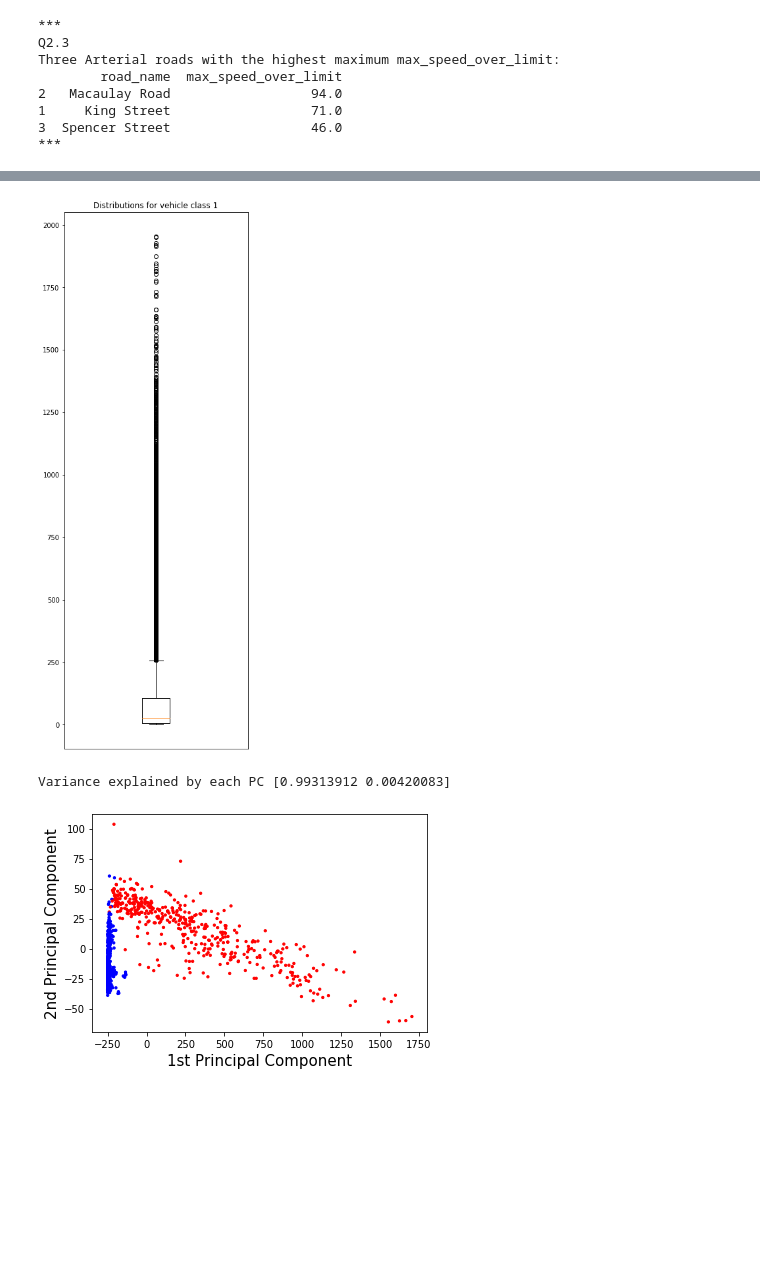
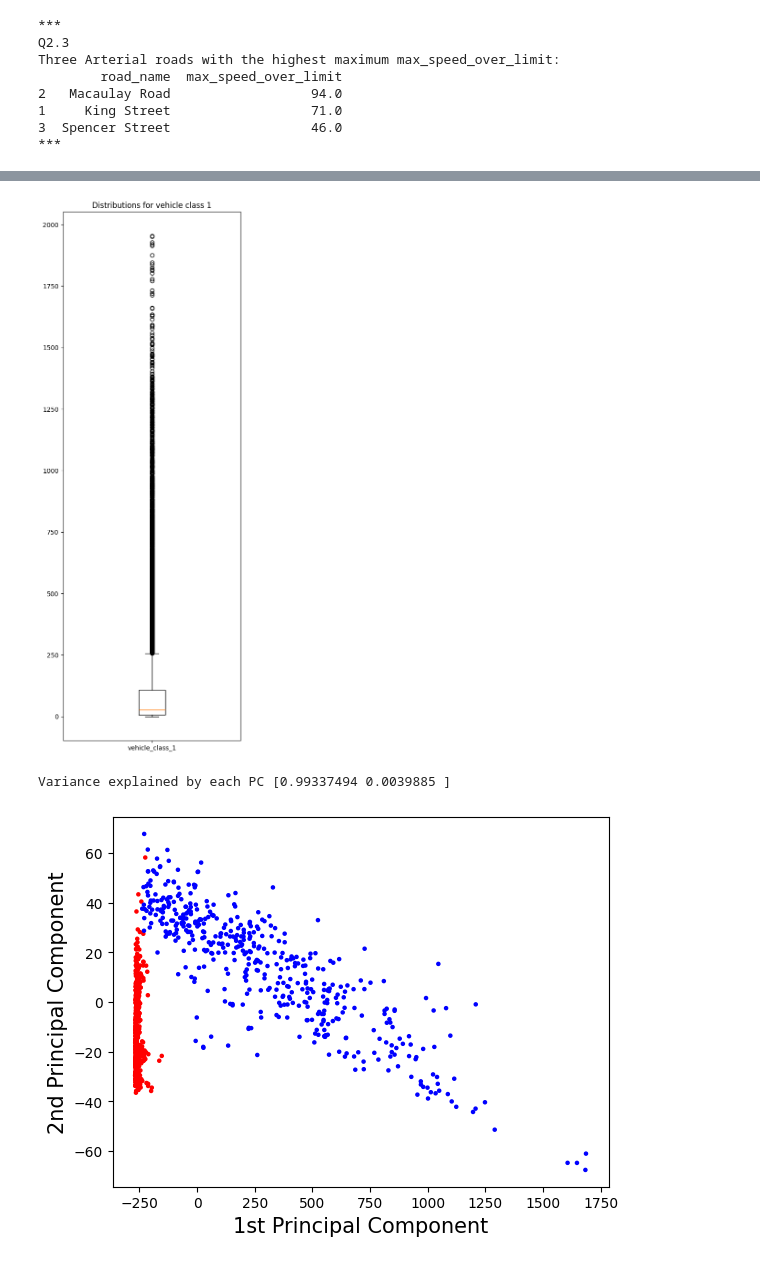
Before and after one commit to chenjiang0819/TrafficAnalyse, a Jupyter notebook: project.ipynb, the cells around one changed output, grey strips where cells are left out. Cells and saved outputs as stored; diff of their text form; code cells hidden in the pictures; blank space fills up the shorter version.

```diff
--- a/project.ipynb
+++ b/project.ipynb
@@ -286,8 +289,8 @@ plt.show()
 
 #Clear the specific data rather than remove all empty slots of the original dataset because of keeping as more
 #information as possible
-traffic['vehicle_class_1']= traffic['vehicle_class_1'].replace('-', '')
-traffic = traffic.dropna(subset=["vehicle_class_1"])
+traffic['vehicle_class_1']= pd.to_numeric(traffic['vehicle_class_1'], errors='coerce')
+traffic = traffic.dropna(subset=["vehicle_class_1"]).copy()
 
 
 c1=traffic['vehicle_class_1']
@@ -295,50 +298,51 @@ c1=traffic['vehicle_class_1']
 fig = plt.figure(figsize=(5,15))
 plt.boxplot(c1)
 
-plt.xticks(range(1),["","vehicle_class_1"])
+plt.xticks([1], ["vehicle_class_1"])
 plt.title('Distributions for vehicle class 1')
 plt.show()
 # %% [output]
-[figure, old version]
+[figure, new version]
 # %%
 #Q3.2 a
 
 special_traffic = pd.read_csv('special_traffic.csv',encoding = 'ISO-8859-1')
-special_traffic = special_traffic.sample(n=1000)
+special_traffic = special_traffic.sample(n=1000, random_state=2026).copy()
 specffic = special_traffic.iloc[:,1:19]
 
 # always wash data first
-specffic= specffic.replace('-', '')
+specffic = specffic.apply(pd.to_numeric, errors='coerce')
 specffic = specffic.dropna()
+special_traffic = special_traffic.loc[specffic.index].copy()
 
 from sklearn.preprocessing import StandardScaler
 from sklearn.decomposition import PCA as sklearnPCA
 
 # After comparison, I strongly reckon that the data do not need to be standardised
 #scaler = StandardScaler().fit(specffic.values)
 #specffic = scaler.transform(specffic.values)
 
 #we want just the first two PCs
 sklearn_pca = sklearnPCA(n_components=2)
 tra_sklearn = sklearn_pca.fit_transform(specffic)
 
 print("Variance explained by each PC",sklearn_pca.explained_variance_ratio_)
 
 #set up the colour scheme
 palette = ['blue','red']
 colors=special_traffic.StrType.replace(to_replace=special_traffic.StrType.unique(),value=palette).tolist()
 
 #plot the objects along the first two principal components, using the colour scheme
 plt.scatter(tra_sklearn[:,0],tra_sklearn[:,1],s=5,c=colors)
 
 #plot the PC's in 2D
 plt.xlabel('1st Principal Component', fontsize=15)
 plt.ylabel('2nd Principal Component', fontsize=15)
 
 plt.show()
 # %% [output]
-Variance explained by each PC [0.99313912 0.00420083]
+Variance explained by each PC [0.99337494 0.0039885 ]
-[figure, old version]
+[figure, new version]
 # %%
 #Q3.2 c
 
```
Also changed, not shown: parts of 13 cells of this notebook, 4 other files.
